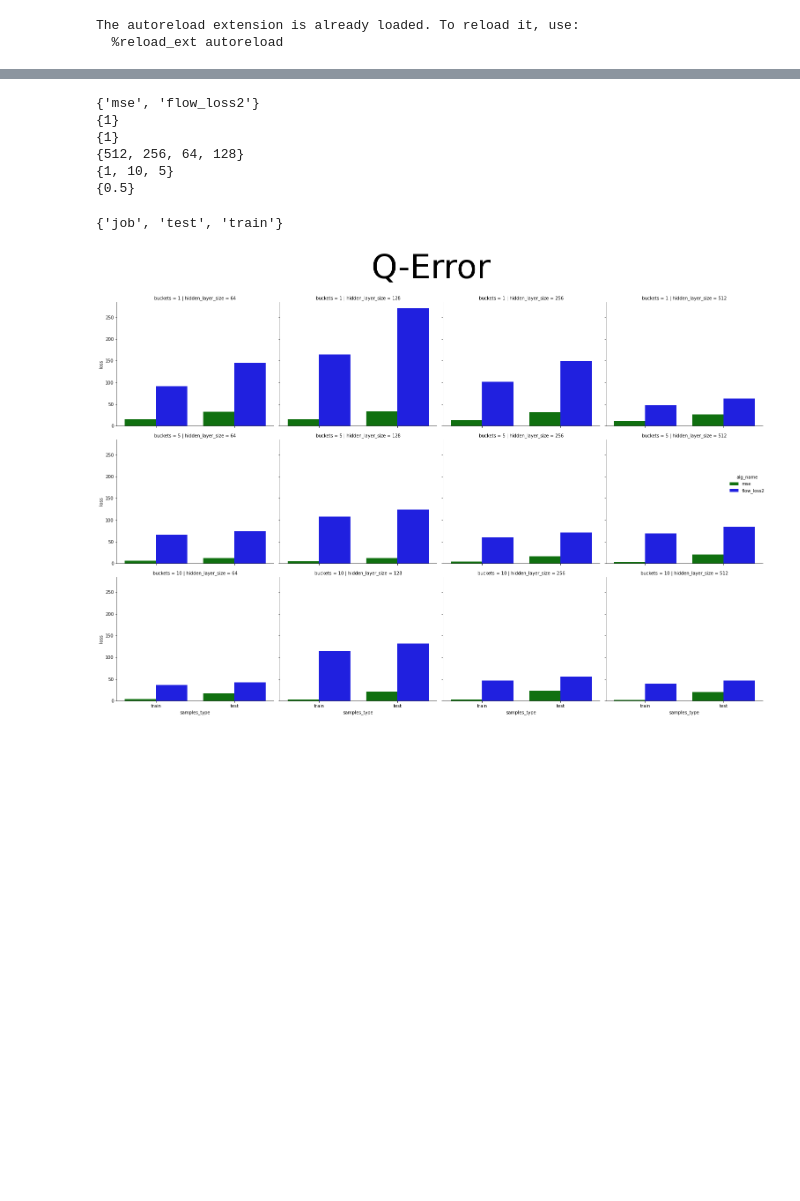
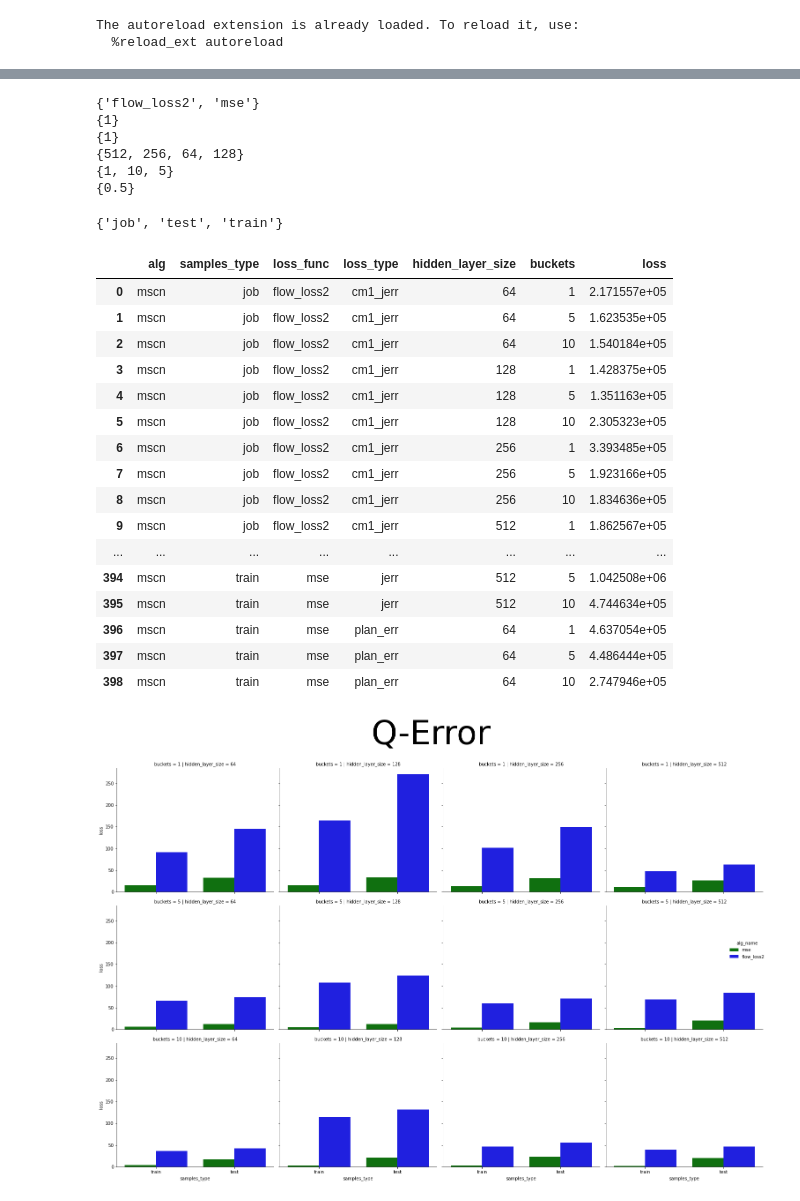
Before and after one commit to parimarjan/learned-cardinalities, a Jupyter notebook: model_complexity_results.ipynb, the cells around one changed output, grey strips where cells are left out. Cells and saved outputs as stored; diff of their text form; code cells hidden in the pictures; blank space fills up the shorter version.

```diff
--- a/model_complexity_results.ipynb
+++ b/model_complexity_results.ipynb
@@ -17,7 +18,7 @@ The autoreload extension is already loaded. To reload it, use:
 # %%
 #RES_DIR = "/home/pari/learned-cardinalities/all_results/inl_fixed_scan_ops/nested_loop_index7/test_diff/final_results2"
 #RES_DIR = "/home/pari/learned-cardinalities/all_results/inl_fixed_scan_ops/nested_loop_index7/test_less_data/final_results1"
-RES_DIR = "/home/pari/learned-cardinalities/all_results/inl_fixed_scan_ops/nested_loop_index7/default/final_results1"
+RES_DIR = "/home/pari/learned-cardinalities/all_results/inl_fixed_scan_ops/nested_loop_index7/default/model_complexity_results"
 
 RES_DIRS = []
 #df = get_summary_df(RES_DIR)
@@ -60,8 +64,9 @@ HUE_COLORS = {}
 HUE_COLORS["mse"] = "green"
 HUE_COLORS["flow_loss2"] = "blue"
 ORDER = ["train", "test"]
+df = df.rename(columns={"max_discrete_featurizing_buckets":"buckets"})
 # %% [output]
-{'mse', 'flow_loss2'}
+{'flow_loss2', 'mse'}
 {1}
 {1}
 {512, 256, 64, 128}
@@ -71,6 +76,28 @@ ORDER = ["train", "test"]
 set(df["samples_type"])
 # %% [output]
 {'job', 'test', 'train'}
+# %%
+pd.set_option('display.max_rows', 500)
+
+HTML(df.groupby(["alg", "samples_type", "loss_func", "loss_type", "hidden_layer_size", "buckets"])["loss"].mean().reset_index().to_html())
+# %% [output]
+|  | alg | samples_type | loss_func | loss_type | hidden_layer_size | buckets | loss |
+| 0 | mscn | job | flow_loss2 | cm1_jerr | 64 | 1 | 2.171557e+05 |
+| 1 | mscn | job | flow_loss2 | cm1_jerr | 64 | 5 | 1.623535e+05 |
+| 2 | mscn | job | flow_loss2 | cm1_jerr | 64 | 10 | 1.540184e+05 |
+| 3 | mscn | job | flow_loss2 | cm1_jerr | 128 | 1 | 1.428375e+05 |
+| 4 | mscn | job | flow_loss2 | cm1_jerr | 128 | 5 | 1.351163e+05 |
+| 5 | mscn | job | flow_loss2 | cm1_jerr | 128 | 10 | 2.305323e+05 |
+| 6 | mscn | job | flow_loss2 | cm1_jerr | 256 | 1 | 3.393485e+05 |
+| 7 | mscn | job | flow_loss2 | cm1_jerr | 256 | 5 | 1.923166e+05 |
+| 8 | mscn | job | flow_loss2 | cm1_jerr | 256 | 10 | 1.834636e+05 |
+| 9 | mscn | job | flow_loss2 | cm1_jerr | 512 | 1 | 1.862567e+05 |
+| ... | ... | ... | ... | ... | ... | ... | ... |
+| 394 | mscn | train | mse | jerr | 512 | 5 | 1.042508e+06 |
+| 395 | mscn | train | mse | jerr | 512 | 10 | 4.744634e+05 |
+| 396 | mscn | train | mse | plan_err | 64 | 1 | 4.637054e+05 |
+| 397 | mscn | train | mse | plan_err | 64 | 5 | 4.486444e+05 |
+| 398 | mscn | train | mse | plan_err | 64 | 10 | 2.747946e+05 |
 # %%
 df2 = df[df.samples_type == "test"]
 df2 = df2[df2.max_discrete_featurizing_buckets==5]
```
Also changed, not shown: parts of 4 cells of this notebook, 6 other files.
